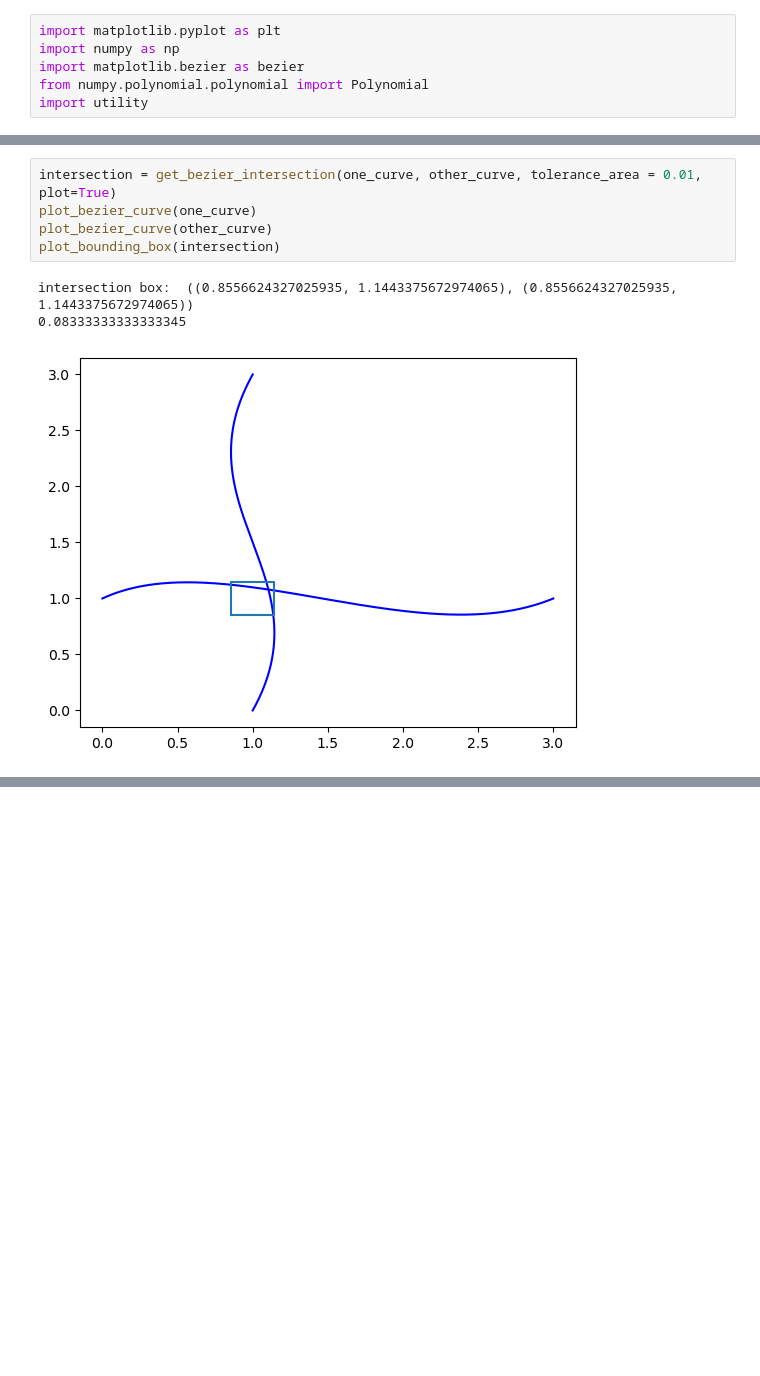
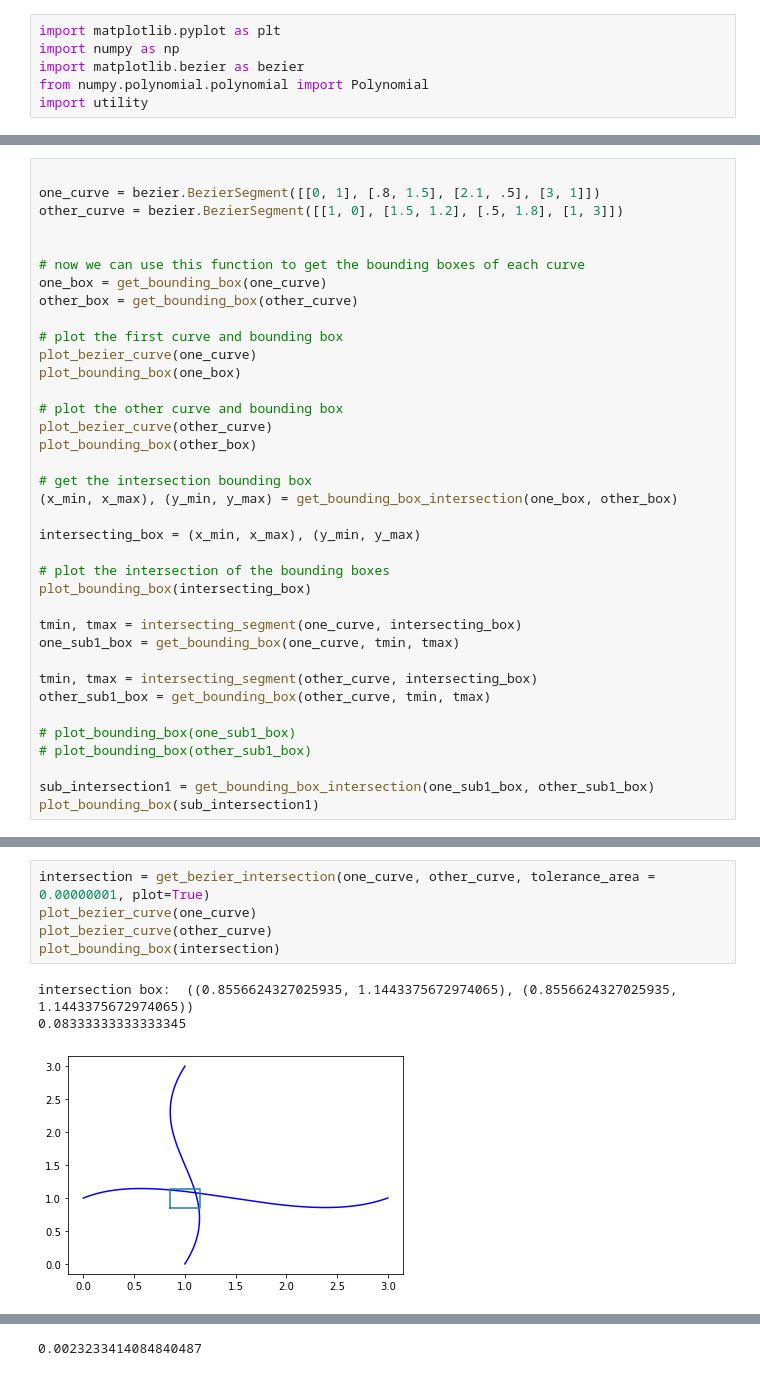
Before and after one commit to apoudel20/python-cbet, a Jupyter notebook: intersection_test.ipynb, the cells around one changed output, grey strips where cells are left out. Cells and saved outputs as stored; diff of their text form; blank space fills up the shorter version.

Commit message:
t values not updating on intersection test

```diff
--- a/intersection_test.ipynb
+++ b/intersection_test.ipynb
@@ -170,0 +132,37 @@ def get_bezier_intersection(curve1, curve2, min_t1 = 0, max_t1 = 1, min_t2 = 0,
+# %%
+
+one_curve = bezier.BezierSegment([[0, 1], [.8, 1.5], [2.1, .5], [3, 1]])
+other_curve = bezier.BezierSegment([[1, 0], [1.5, 1.2], [.5, 1.8], [1, 3]])
+
+
+# now we can use this function to get the bounding boxes of each curve
+one_box = get_bounding_box(one_curve)
+other_box = get_bounding_box(other_curve)
+
+# plot the first curve and bounding box
+plot_bezier_curve(one_curve)
+plot_bounding_box(one_box)
+
+# plot the other curve and bounding box
+plot_bezier_curve(other_curve)
+plot_bounding_box(other_box)
+
+# get the intersection bounding box
+(x_min, x_max), (y_min, y_max) = get_bounding_box_intersection(one_box, other_box)
+
+intersecting_box = (x_min, x_max), (y_min, y_max)
+
+# plot the intersection of the bounding boxes
+plot_bounding_box(intersecting_box)
+
+tmin, tmax = intersecting_segment(one_curve, intersecting_box)
+one_sub1_box = get_bounding_box(one_curve, tmin, tmax)
+
+tmin, tmax = intersecting_segment(other_curve, intersecting_box)
+other_sub1_box = get_bounding_box(other_curve, tmin, tmax)
+
+# plot_bounding_box(one_sub1_box)
+# plot_bounding_box(other_sub1_box)
+
+sub_intersection1 = get_bounding_box_intersection(one_sub1_box, other_sub1_box)
+plot_bounding_box(sub_intersection1)
@@ -171,9 +206,9 @@ def get_bezier_intersection(curve1, curve2, min_t1 = 0, max_t1 = 1, min_t2 = 0,
 # %%
-intersection = get_bezier_intersection(one_curve, other_curve, tolerance_area = 0.01, plot=True)
+intersection = get_bezier_intersection(one_curve, other_curve, tolerance_area = 0.00000001, plot=True)
 plot_bezier_curve(one_curve)
 plot_bezier_curve(other_curve)
 plot_bounding_box(intersection)
 # %% [output]
 intersection box:  ((0.8556624327025935, 1.1443375672974065), (0.8556624327025935, 1.1443375672974065))
 0.08333333333333345
-[figure, old version]
+[figure, new version]
@@ -188,0 +225 @@ intersection box:  ((1.0913470810281873, 1.1368072570921892), (1.071596036913735
+0.0023233414084840487
```
Also changed, not shown: parts of 10 cells of this notebook.
